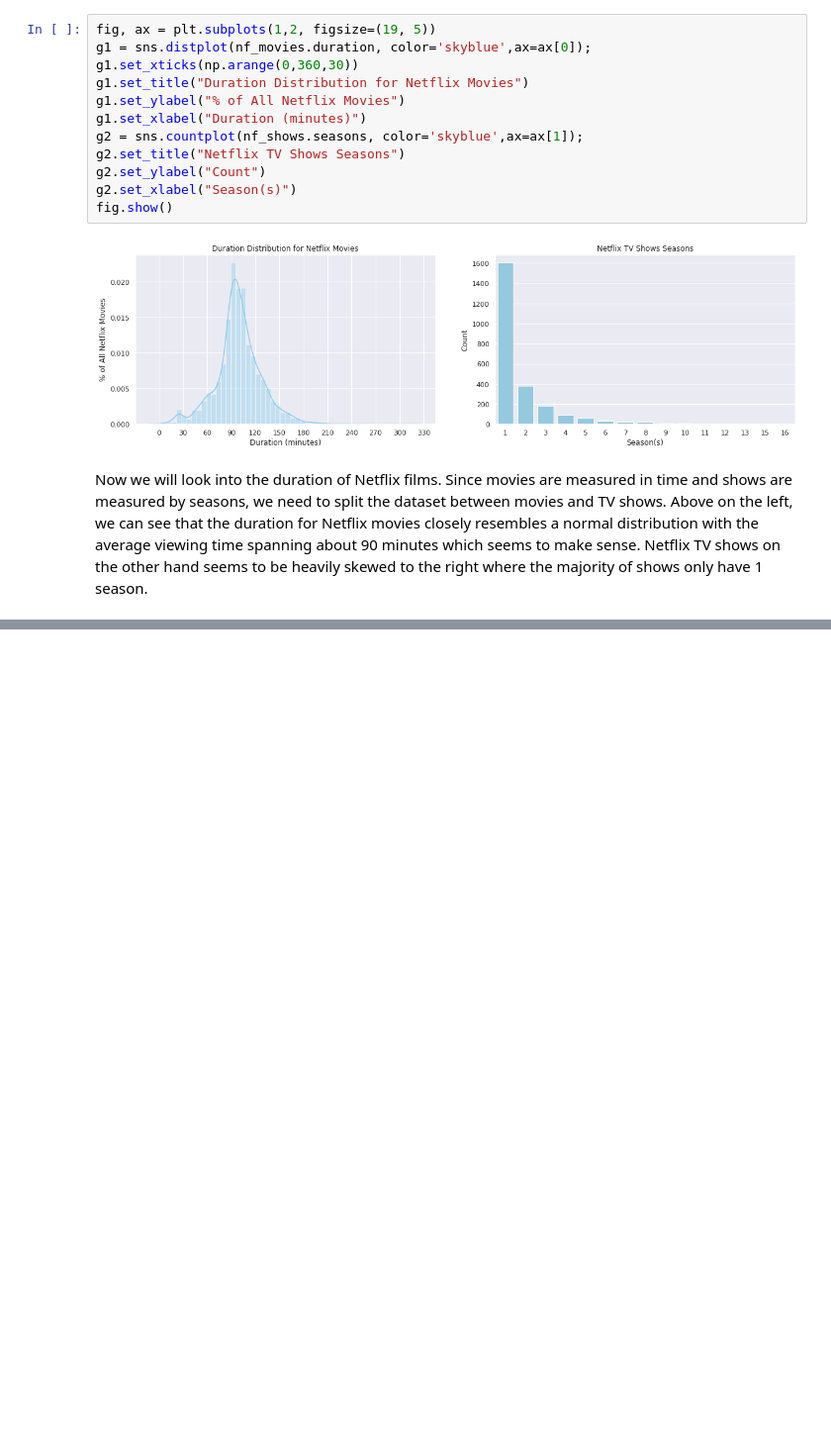
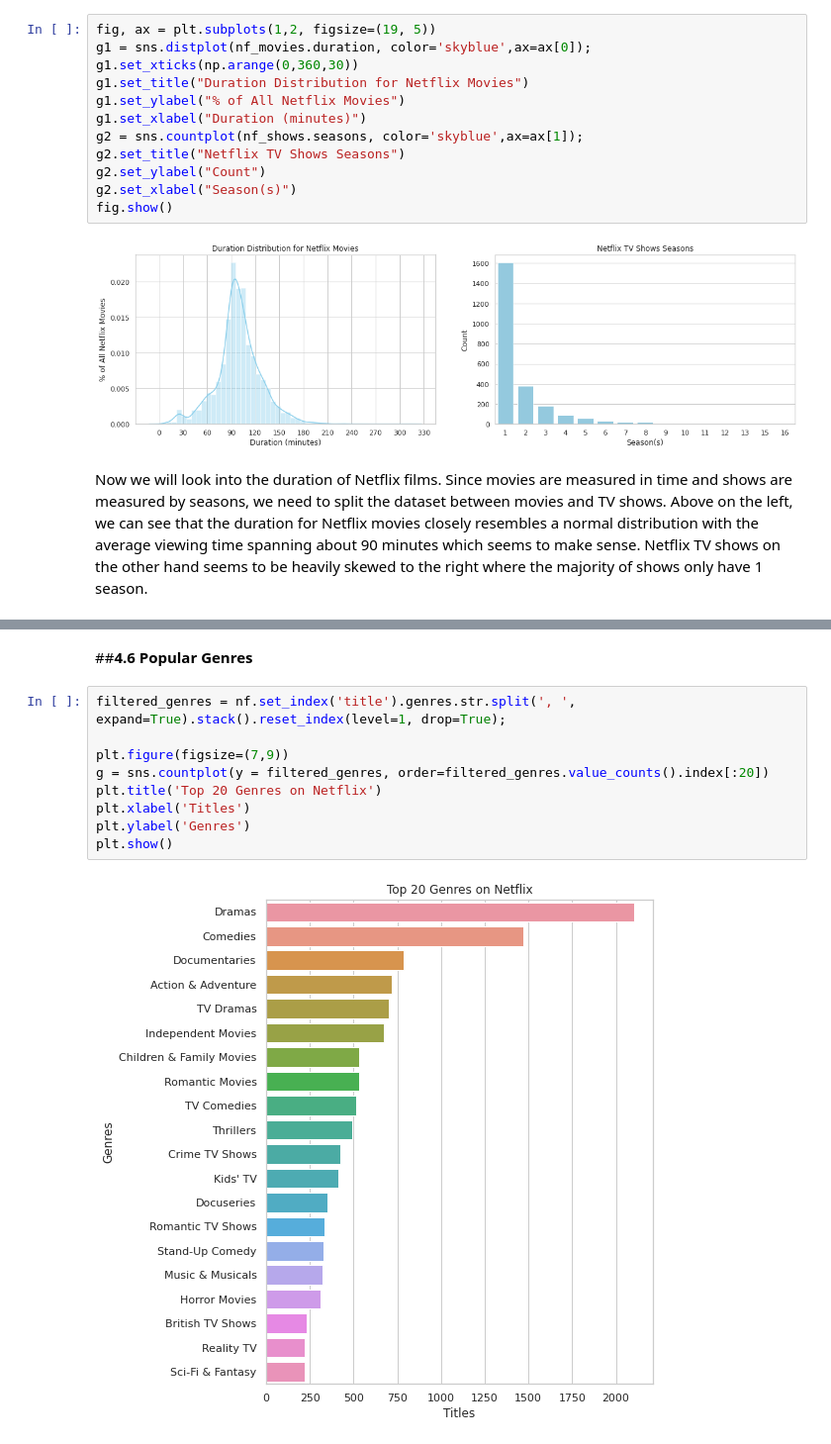
Before and after one commit to Harisha-AlmaBetter/NETFLIX-MOVIES-AND-TV-SHOWS-CLUSTERING, a Jupyter notebook: NETFLIX_MOVIES_AND_TV_SHOWS_CLUSTERING.ipynb, the cells around one changed output, grey strips where cells are left out. Shown at 99% size. Drawn from its saved outputs; the diff is of its cells as text; blank space fills up the shorter version.

```diff
--- a/NETFLIX_MOVIES_AND_TV_SHOWS_CLUSTERING.ipynb
+++ b/NETFLIX_MOVIES_AND_TV_SHOWS_CLUSTERING.ipynb
@@ -813,0 +725,13 @@ Now we will look into the duration of Netflix films. Since movies are measured i
+# %% [markdown]
+##<B>4.6 Popular Genres
+# %%
+filtered_genres = nf.set_index('title').genres.str.split(', ', expand=True).stack().reset_index(level=1, drop=True);
+
+plt.figure(figsize=(7,9))
+g = sns.countplot(y = filtered_genres, order=filtered_genres.value_counts().index[:20])
+plt.title('Top 20 Genres on Netflix')
+plt.xlabel('Titles')
+plt.ylabel('Genres')
+plt.show()
+# %% [output]
+[figure, added]
```
Also changed, not shown: parts of 84 cells of this notebook.
